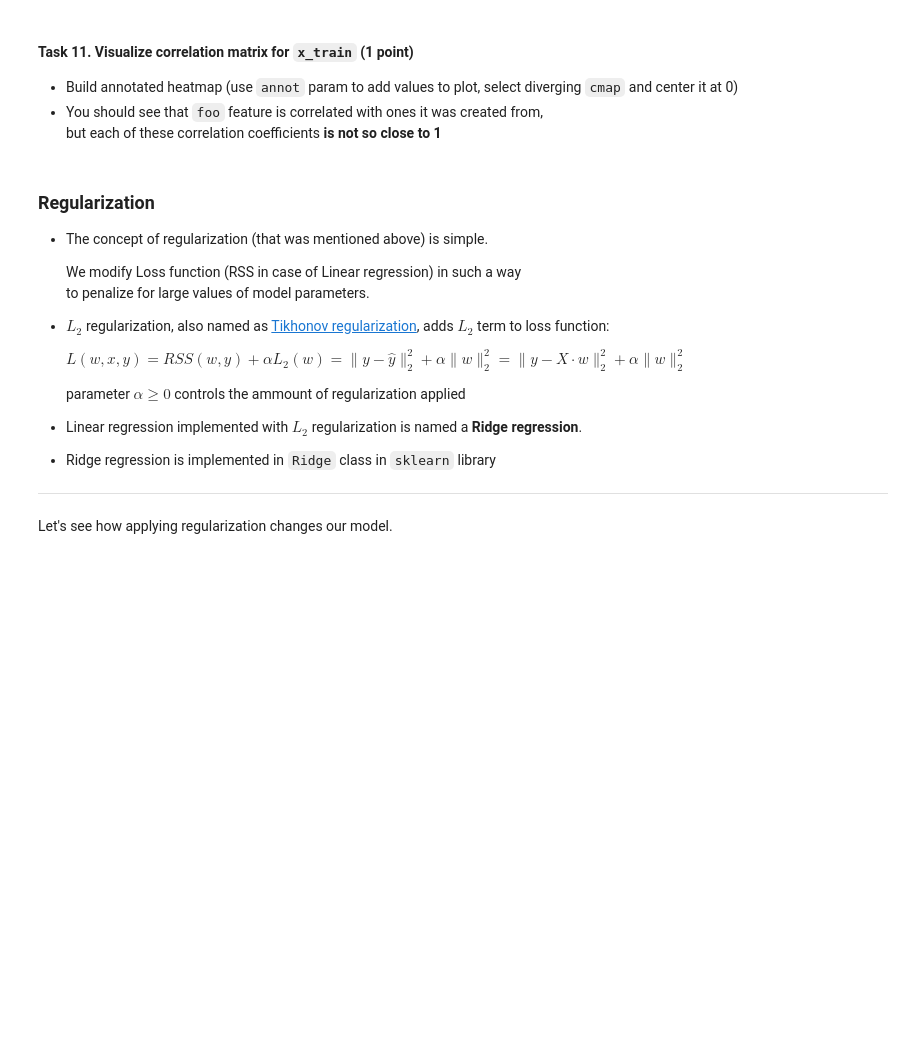
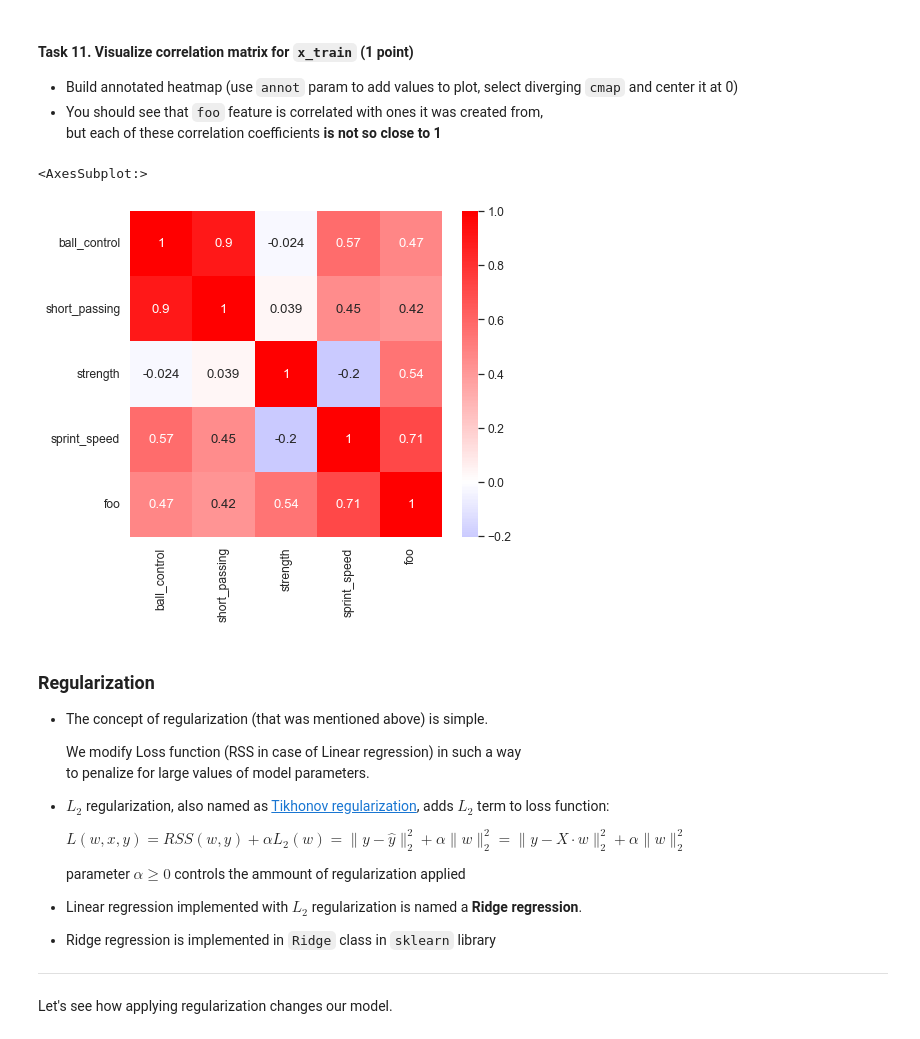
Before and after one commit to EvgenVer/RS_ml_course1, a Jupyter notebook: 3_linear_regression/linear_regression.ipynb, the cells around one changed output. Saved outputs shown, nothing was run; the diff lists cells and outputs as text; code cells hidden in the pictures; blank space fills up the shorter version.

```diff
--- a/3_linear_regression/linear_regression.ipynb
+++ b/3_linear_regression/linear_regression.ipynb
@@ -1436,6 +1487,11 @@ l2_norm(model.coef_)
   but each of these correlation coefficients **is not so close to 1**
 # %%
 # your code here
+correlation_matrix = x_train.corr()
+sns.heatmap(correlation_matrix, center=0, cmap='bwr', annot=True)
+# %% [output]
+<AxesSubplot:>
+[figure, added]
 # %% [markdown]
 ### Regularization
 
```
Also changed, not shown: parts of 31 cells of this notebook.
